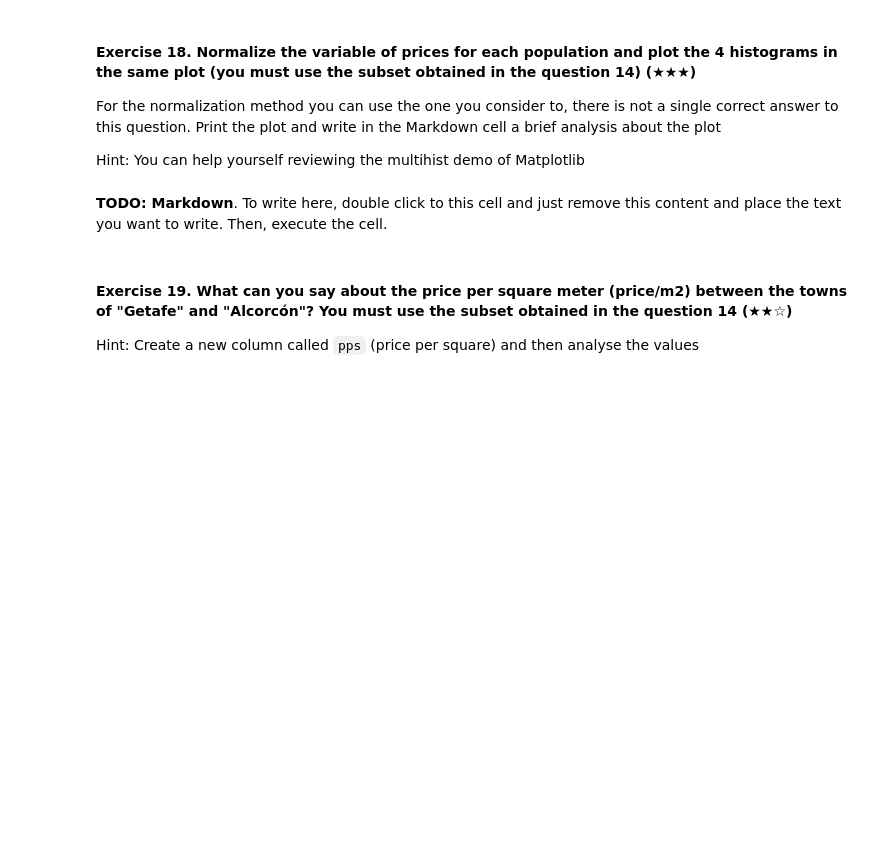
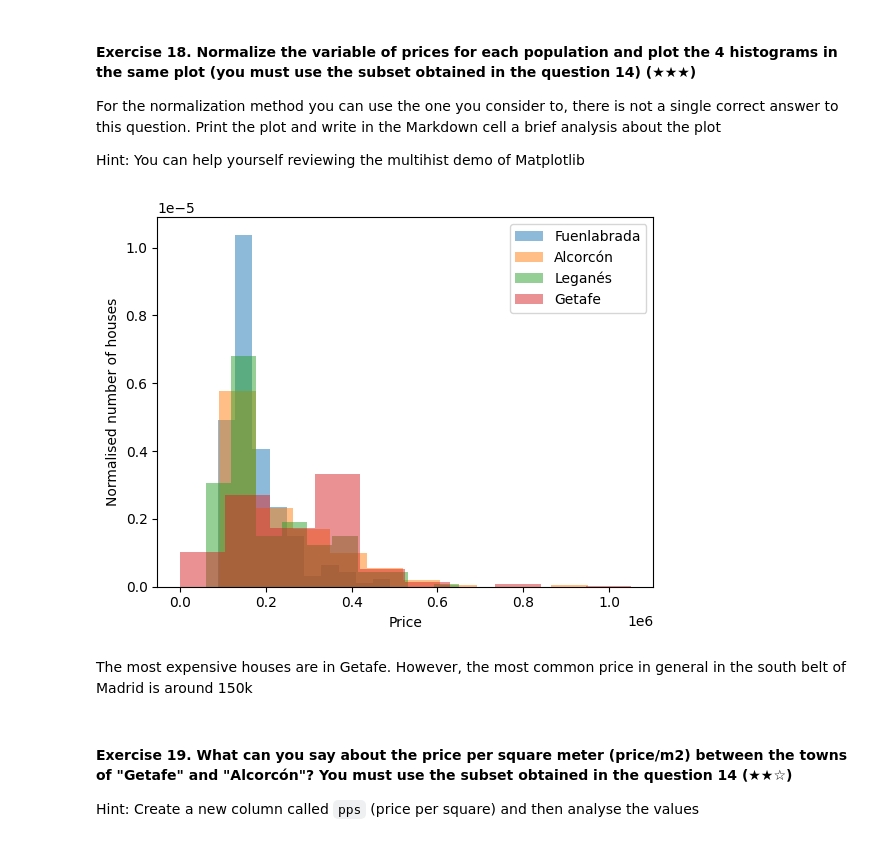
Before and after one commit to paulaechemendia/realestate-datacleanup-exercise, a Jupyter notebook: project.ipynb, the cells around one changed output. Cells and saved outputs as stored; diff of their text form; code cells hidden in the pictures; blank space fills up the shorter version.

```diff
--- a/project.ipynb
+++ b/project.ipynb
@@ -483,15 +483,39 @@ Hint: You can help yourself reviewing the multihist demo of Matplotlib
 # %%
 import pandas as pd
 import numpy as np
 import matplotlib.pyplot as plt
 import statistics
 
 ds = pd.read_csv('assets/real_estate.csv', sep=';')
 
 
 subset = ds[(ds['level5'] == 'Fuenlabrada') | (ds['level5'] == 'Leganés') | (ds['level5'] == 'Getafe') |  (ds['level5'] == 'Alcorcón')]
+
+FUE = subset[subset['level5'] == 'Fuenlabrada']
+priceFUE = FUE['price']
+
+ALC = subset[subset['level5'] == 'Alcorcón']
+priceALC = ALC['price']
+
+LEG = subset[subset['level5'] == 'Leganés']
+priceLEG = LEG['price']
+
+
+GET = subset[subset['level5'] == 'Getafe']
+priceGET = GET['price']
+
+plt.hist(priceFUE, alpha=0.5, density= True, label='Fuenlabrada')
+plt.hist(priceALC, alpha=0.5, density= True,label='Alcorcón')
+plt.hist(priceLEG, alpha=0.5, density= True,label='Leganés')
+plt.hist(priceGET, alpha=0.5, density= True,label='Getafe')
+plt.legend()
+plt.xlabel('Price')
+plt.ylabel('Normalised number of houses')
+plt.show()
+# %% [output]
+[figure, added]
 # %% [markdown]
-**TODO: Markdown**. To write here, double click to this cell and just remove this content and place the text you want to write. Then, execute the cell.
+The most expensive houses are in Getafe. However, the most common price in general in the south belt of Madrid is around 150k
 # %% [markdown]
 #### Exercise 19. What can you say about the price per square meter (price/m2) between the towns of "Getafe" and "Alcorcón"? You must use the subset obtained in the question 14 (★★☆)
 
```
Also changed, not shown: parts of 4 cells of this notebook.
